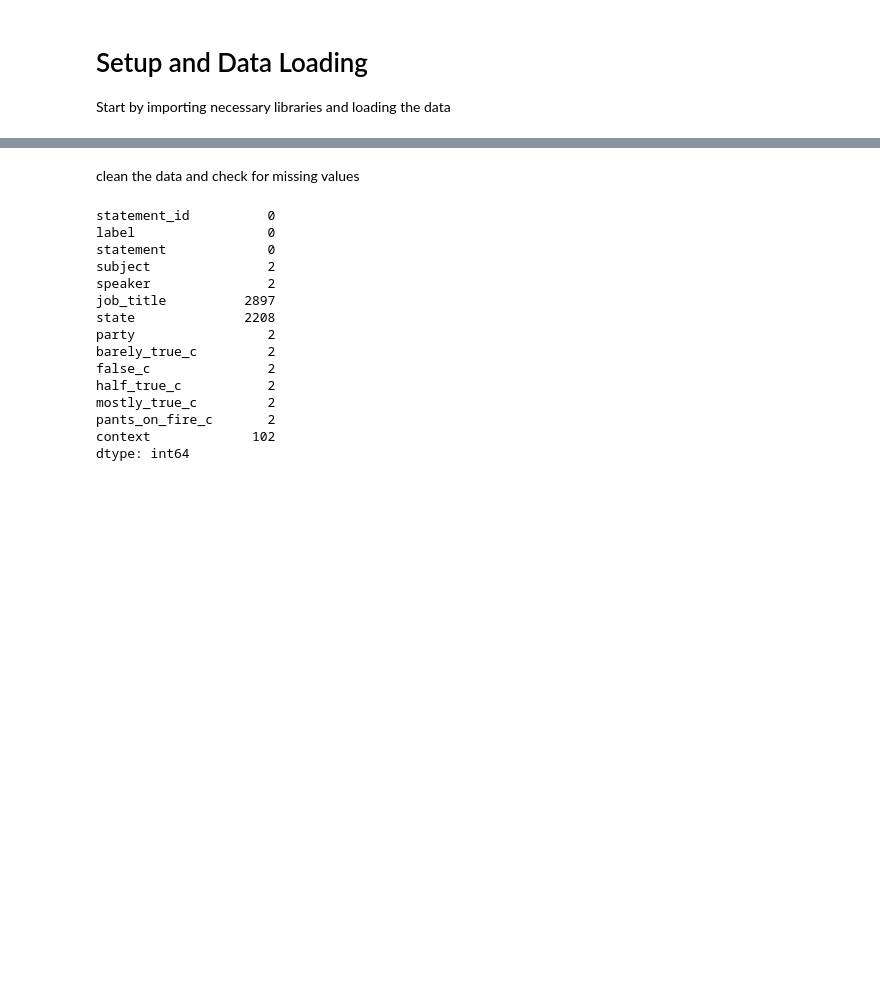
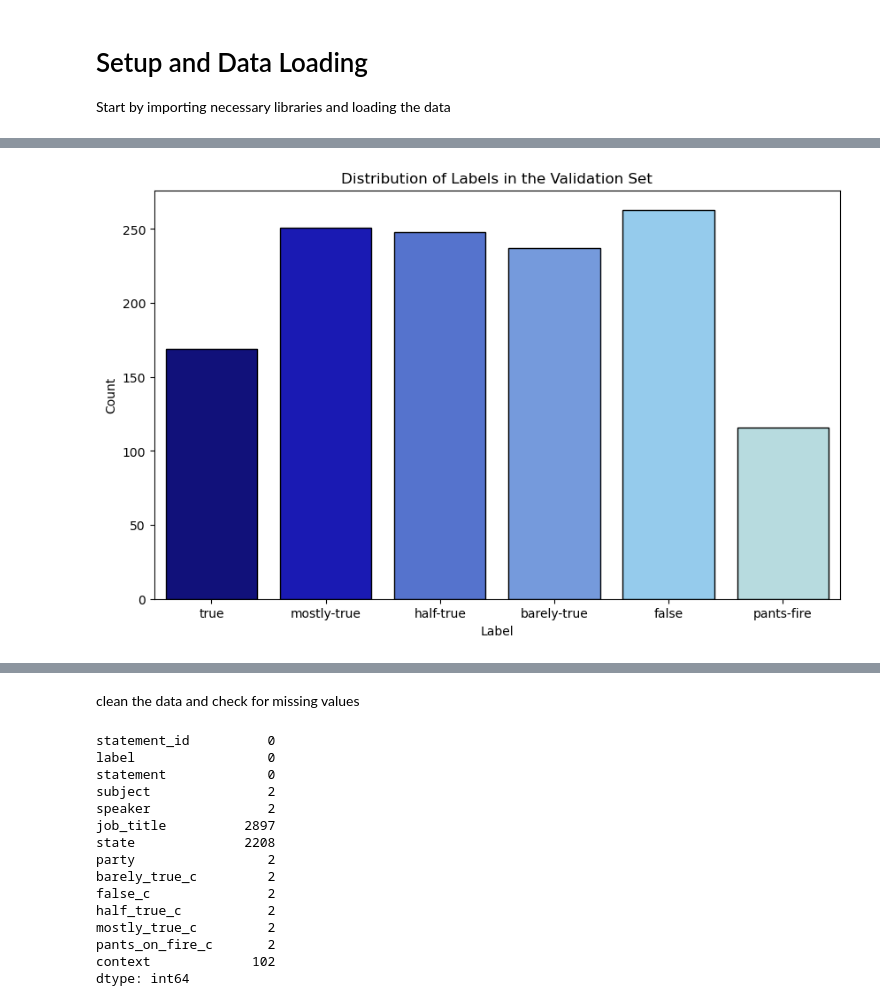
Before and after one commit to sigalgrabois/ADS_final_project, a Jupyter notebook: fake_news_detection_final.ipynb, the cells around one changed output, grey strips where cells are left out. Drawn from its saved outputs; the diff is of its cells as text; code cells hidden in the pictures; blank space fills up the shorter version.

```diff
--- a/fake_news_detection_final.ipynb
+++ b/fake_news_detection_final.ipynb
@@ -74,0 +78,10 @@ memory usage: 138.7+ KB
+# %%
+# same for validation data
+plt.figure(figsize=(10, 6))
+sns.countplot(data=valid_data, x='label', palette=custom_palette, order=label_order,edgecolor = "black")
+plt.title('Distribution of Labels in the Validation Set')
+plt.xlabel('Label')
+plt.ylabel('Count')
+plt.show()
+# %% [output]
+[figure, added]
```
Also changed, not shown: parts of 101 cells of this notebook.
